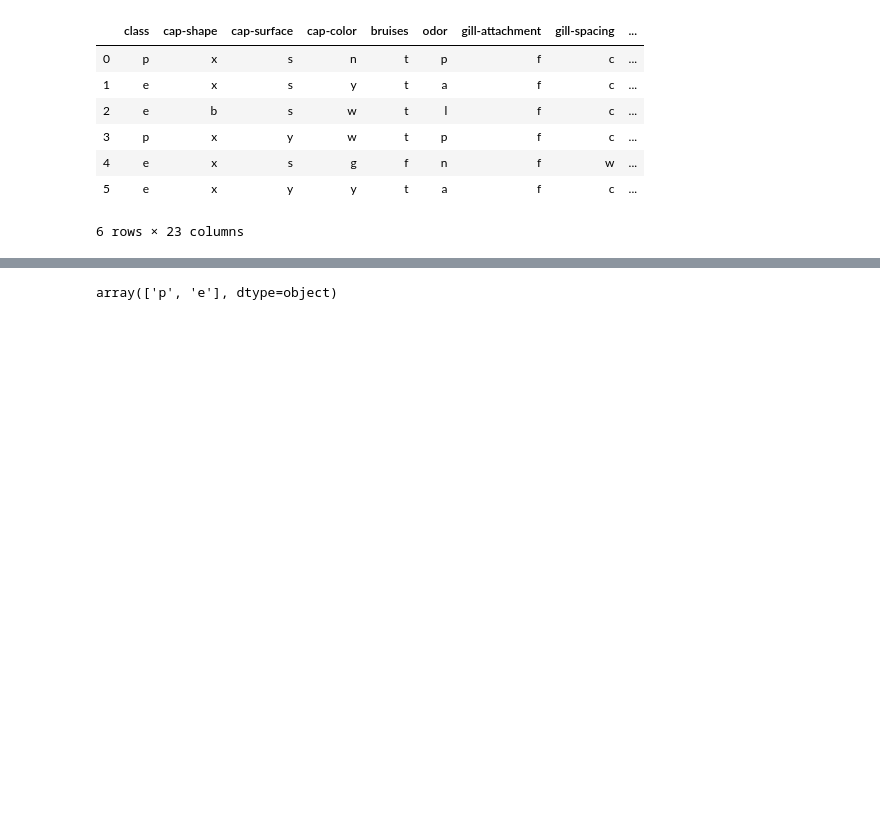
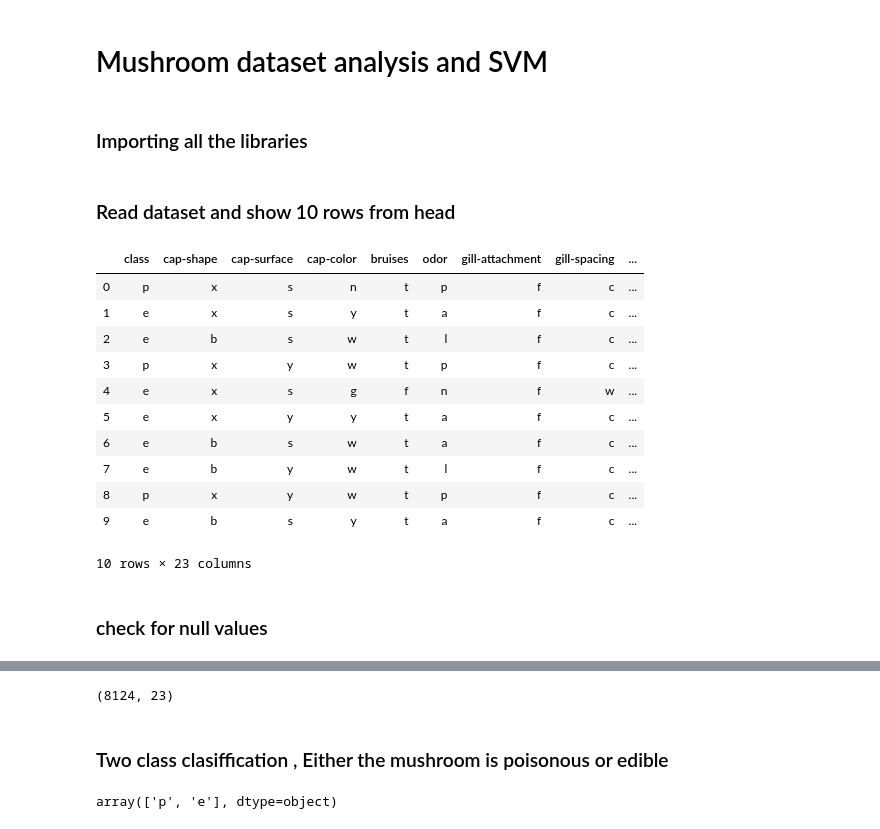
Before and after one commit to GALSAV/SecureCloudComputingSEAL, a Jupyter notebook: jupyter notebooks/mashrooms.ipynb, the cells around one changed output, grey strips where cells are left out. Cells and saved outputs as stored; diff of their text form; code cells hidden in the pictures; blank space fills up the shorter version.

```diff
--- a/jupyter notebooks/mashrooms.ipynb
+++ b/jupyter notebooks/mashrooms.ipynb
@@ -1,20 +1,32 @@
+# %% [markdown]
+# Mushroom dataset analysis and SVM
+# %% [markdown]
+### Importing all the libraries
 # %%
 import pandas as pd
 import numpy as np
 from matplotlib import pyplot as plt
 import seaborn as sns
+# %% [markdown]
+### Read dataset and show 10 rows from head
 # %%
-data = pd.read_csv("../input/mushrooms.csv")
-data.head(6)
+data = pd.read_csv("./datasets/mushrooms.csv")
+data.head(10)
 # %% [output]
 |  | class | cap-shape | cap-surface | cap-color | bruises | odor | gill-attachment | gill-spacing | ... |
 | 0 | p | x | s | n | t | p | f | c | ... |
 | 1 | e | x | s | y | t | a | f | c | ... |
 | 2 | e | b | s | w | t | l | f | c | ... |
 | 3 | p | x | y | w | t | p | f | c | ... |
 | 4 | e | x | s | g | f | n | f | w | ... |
 | 5 | e | x | y | y | t | a | f | c | ... |
+| 6 | e | b | s | w | t | a | f | c | ... |
+| 7 | e | b | y | w | t | l | f | c | ... |
+| 8 | p | x | y | w | t | p | f | c | ... |
+| 9 | e | b | s | y | t | a | f | c | ... |
-6 rows × 23 columns
+10 rows × 23 columns
+# %% [markdown]
+### check for null values
 # %%
 data.isnull().sum()
 # %% [output]
@@ -35,6 +47,12 @@ spore-print-color           0
 population                  0
 habitat                     0
 dtype: int64
+# %%
+data.shape
+# %% [output]
+(8124, 23)
+# %% [markdown]
+### Two class clasiffication , Either the mushroom is poisonous or edible
 # %%
 data['class'].unique()
 # %% [output]
```
Also changed, not shown: parts of 36 cells of this notebook.
